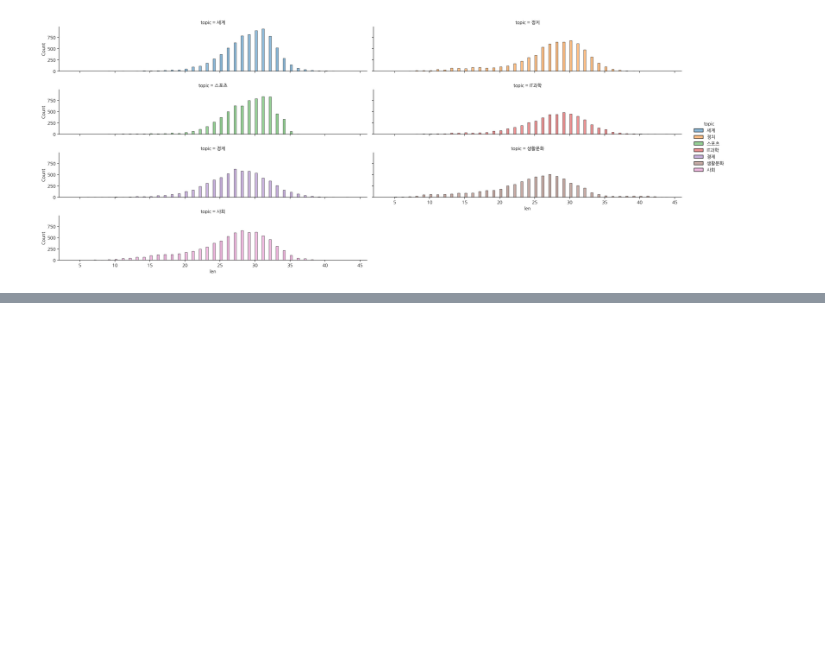
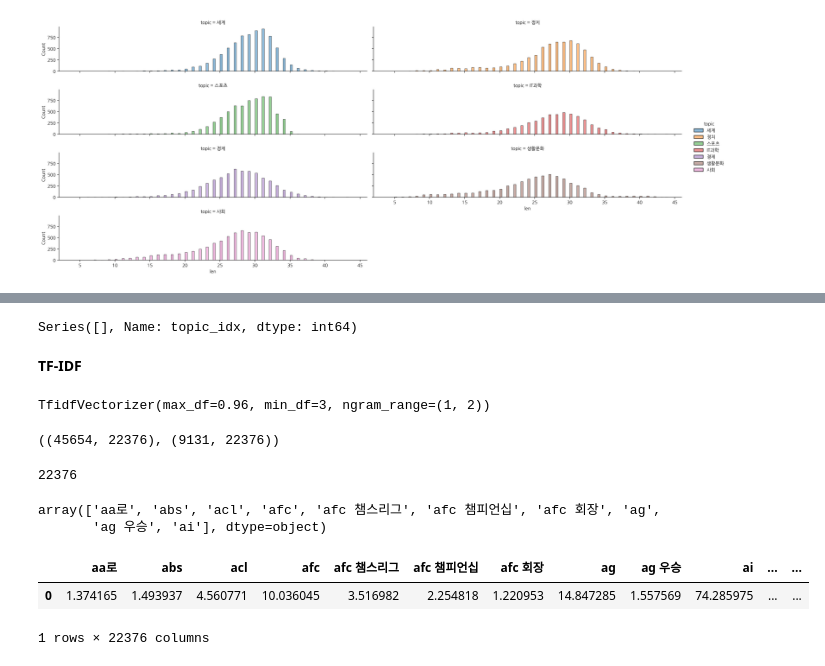
Before and after one commit to gundaminpde/test1, a Jupyter notebook: NLP_in_Korean_baby_step_2.ipynb, the cells around one changed output, grey strips where cells are left out. Cells and saved outputs as stored; diff of their text form; code cells hidden in the pictures; blank space fills up the shorter version.

```diff
--- a/NLP_in_Korean_baby_step_2.ipynb
+++ b/NLP_in_Korean_baby_step_2.ipynb
@@ -232,0 +300,5 @@ label_name = "topic_idx"
+# %%
+X_train = train["title"]
+X_test = test["title"]
+
+X_train.shape, X_test.shape
@@ -232,0 +319,43 @@ label_name = "topic_idx"
+# %%
+y_test = test[label_name]
+y_test.value_counts()
+# %% [output]
+Series([], Name: topic_idx, dtype: int64)
+# %% [markdown]
+**TF-IDF**
+# %%
+from sklearn.feature_extraction.text import TfidfVectorizer
+
+tfidf_vect = TfidfVectorizer(tokenizer=None,
+                             ngram_range=(1,2),
+                             min_df=3,
+                             max_df=0.96)
+tfidf_vect.fit(X_train)
+# %% [output]
+TfidfVectorizer(max_df=0.96, min_df=3, ngram_range=(1, 2))
+# %%
+train_feature_tfidf = tfidf_vect.transform(X_train)
+test_feature_tfidf = tfidf_vect.transform(X_test)
+
+train_feature_tfidf.shape, test_feature_tfidf.shape
+# %% [output]
+((45654, 22376), (9131, 22376))
+# %%
+# 단어 사전
+vocab = tfidf_vect.get_feature_names_out()
+print(len(vocab))
+vocab[:10]
+# %% [output]
+22376
+array(['aa로', 'abs', 'acl', 'afc', 'afc 챔스리그', 'afc 챔피언십', 'afc 회장', 'ag',
+       'ag 우승', 'ai'], dtype=object)
+# %%
+# np.sum 으로 위에서 구한 train_feature_vector 의 값을 모두 더한다. axis=0 으로 한다.
+dist = np.sum(train_feature_tfidf, axis=0)
+
+vocab_count = pd.DataFrame(dist, columns=vocab)
+vocab_count
+# %% [output]
+|  | aa로 | abs | acl | afc | afc 챔스리그 | afc 챔피언십 | afc 회장 | ag | ag 우승 | ai | ... | ... |
+| 0 | 1.374165 | 1.493937 | 4.560771 | 10.036045 | 3.516982 | 2.254818 | 1.220953 | 14.847285 | 1.557569 | 74.285975 | ... | ... |
+1 rows × 22376 columns
```
Also changed, not shown: parts of 27 cells of this notebook.
